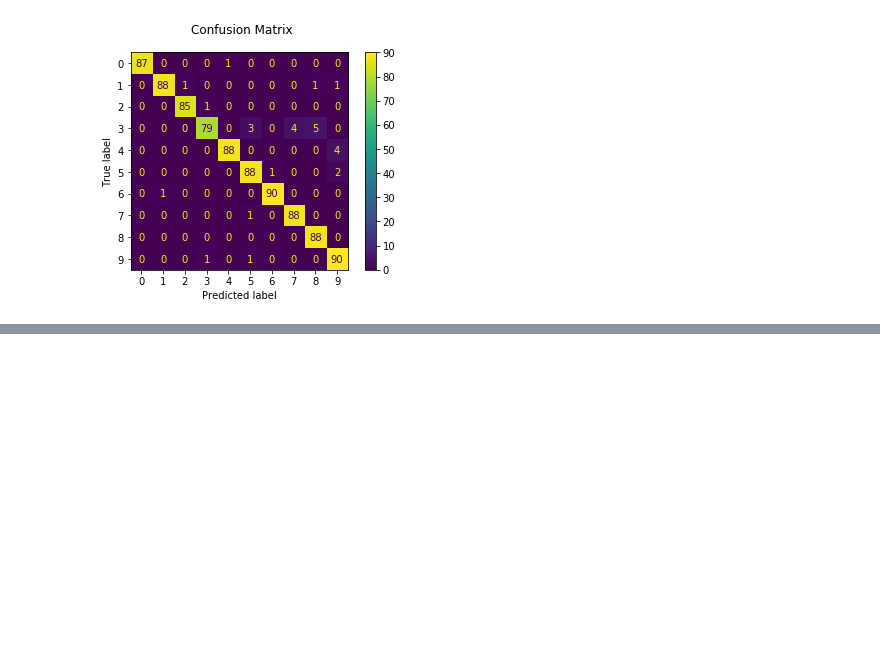
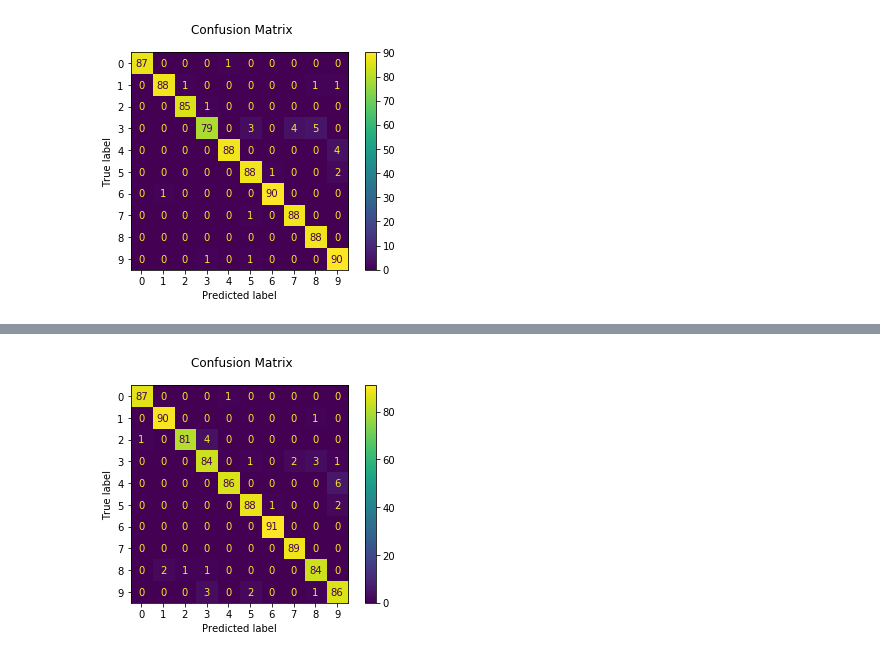
Before and after one commit to thisorrthat/QIAML, a Jupyter notebook: ML Samples.ipynb, the cells around one changed output, grey strips where cells are left out. Saved outputs shown, nothing was run; the diff lists cells and outputs as text; code cells hidden in the pictures; blank space fills up the shorter version.

```diff
--- a/ML Samples.ipynb
+++ b/ML Samples.ipynb
@@ -65,0 +92,6 @@ plt.show()
+# %%
+disp = metrics.ConfusionMatrixDisplay.from_predictions(y_test, y_test_predicted)
+disp.figure_.suptitle("Confusion Matrix")
+plt.show()
+# %% [output]
+[figure, added]
```
Also changed, not shown: parts of 8 cells of this notebook.
